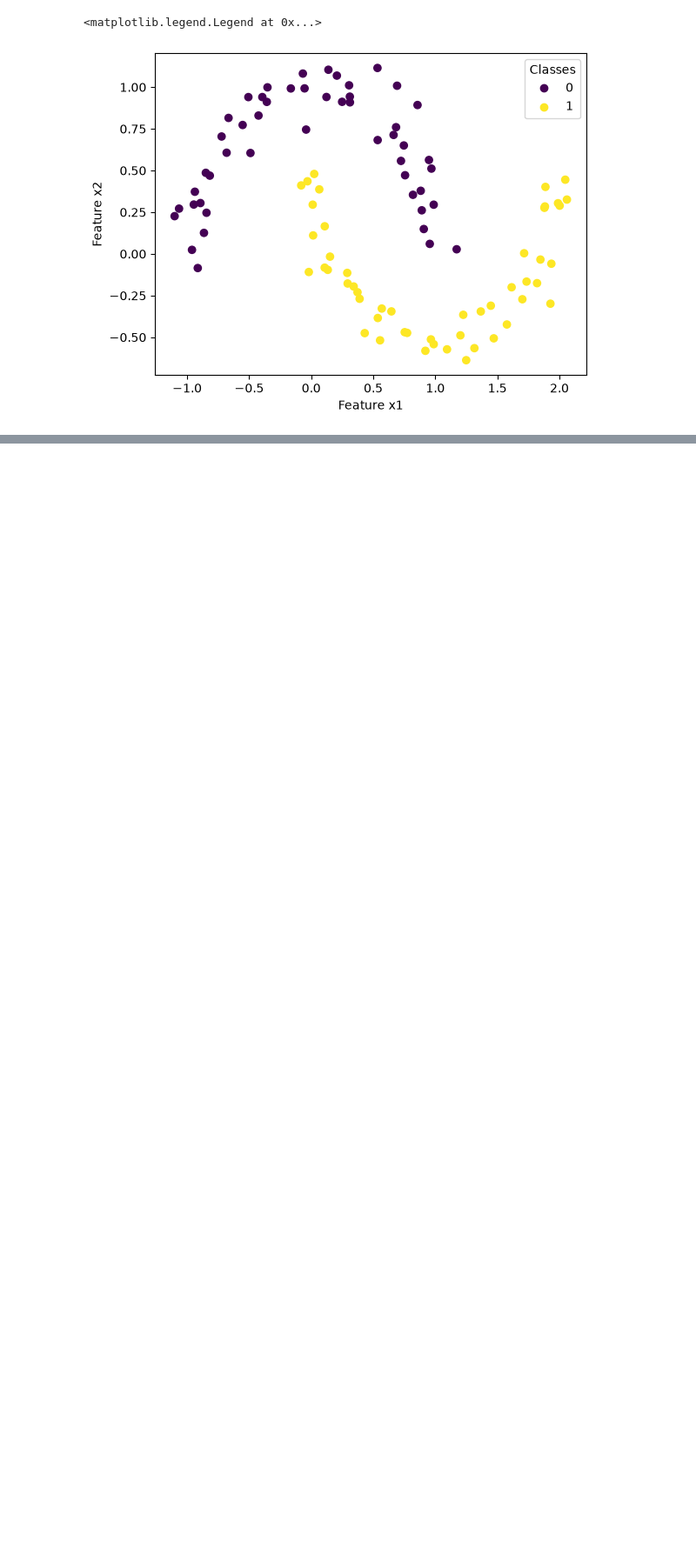
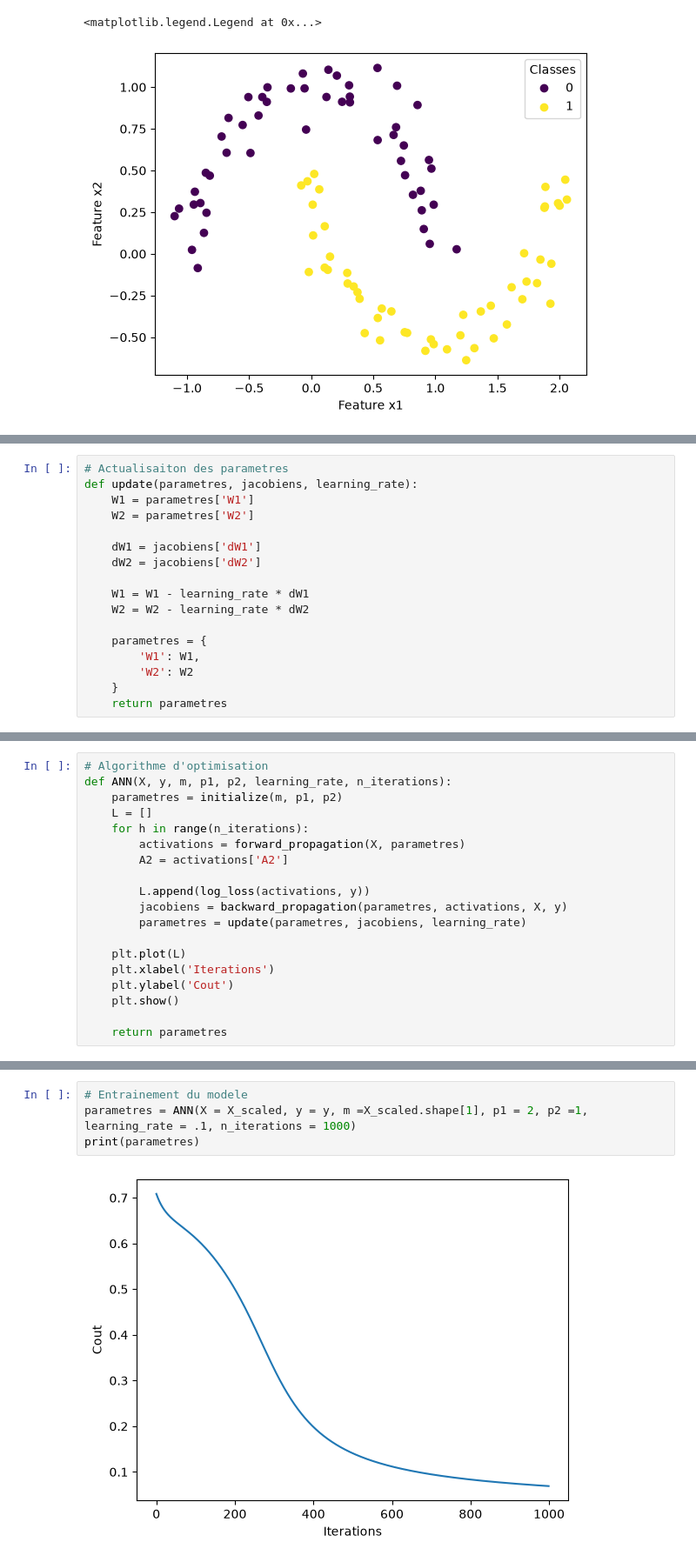
Before and after one commit to Stevencibambo/ai-avancee, a Jupyter notebook: Chapitre-1-Deep-Learning/Reseau_artificiel_a_2_couches.ipynb, the cells around one changed output, grey strips where cells are left out. Shown at 87% size. Cells and saved outputs as stored; diff of their text form; blank space fills up the shorter version.

```diff
--- a/Chapitre-1-Deep-Learning/Reseau_artificiel_a_2_couches.ipynb
+++ b/Chapitre-1-Deep-Learning/Reseau_artificiel_a_2_couches.ipynb
@@ -31,0 +121,17 @@ plt.legend(*scatter_plot.legend_elements(), loc='best', title='Classes')
+# %%
+# Actualisaiton des parametres
+def update(parametres, jacobiens, learning_rate):
+    W1 = parametres['W1']
+    W2 = parametres['W2']
+
+    dW1 = jacobiens['dW1']
+    dW2 = jacobiens['dW2']
+
+    W1 = W1 - learning_rate * dW1
+    W2 = W2 - learning_rate * dW2
+
+    parametres = {
+        'W1': W1,
+        'W2': W2
+    }
+    return parametres
@@ -31,0 +156,19 @@ plt.legend(*scatter_plot.legend_elements(), loc='best', title='Classes')
+# %%
+# Algorithme d'optimisation
+def ANN(X, y, m, p1, p2, learning_rate, n_iterations):
+    parametres = initialize(m, p1, p2)
+    L = []
+    for h in range(n_iterations):
+        activations = forward_propagation(X, parametres)
+        A2 = activations['A2']
+
+        L.append(log_loss(activations, y))
+        jacobiens = backward_propagation(parametres, activations, X, y)
+        parametres = update(parametres, jacobiens, learning_rate)
+
+    plt.plot(L)
+    plt.xlabel('Iterations')
+    plt.ylabel('Cout')
+    plt.show()
+
+    return parametres
@@ -31,0 +178,6 @@ plt.legend(*scatter_plot.legend_elements(), loc='best', title='Classes')
+# %%
+# Entrainement du modele
+parametres = ANN(X = X_scaled, y = y, m =X_scaled.shape[1], p1 = 2, p2 =1, learning_rate = .1, n_iterations = 1000)
+print(parametres)
+# %% [output]
+[figure, added]
```
Also changed, not shown: parts of 28 cells of this notebook.
